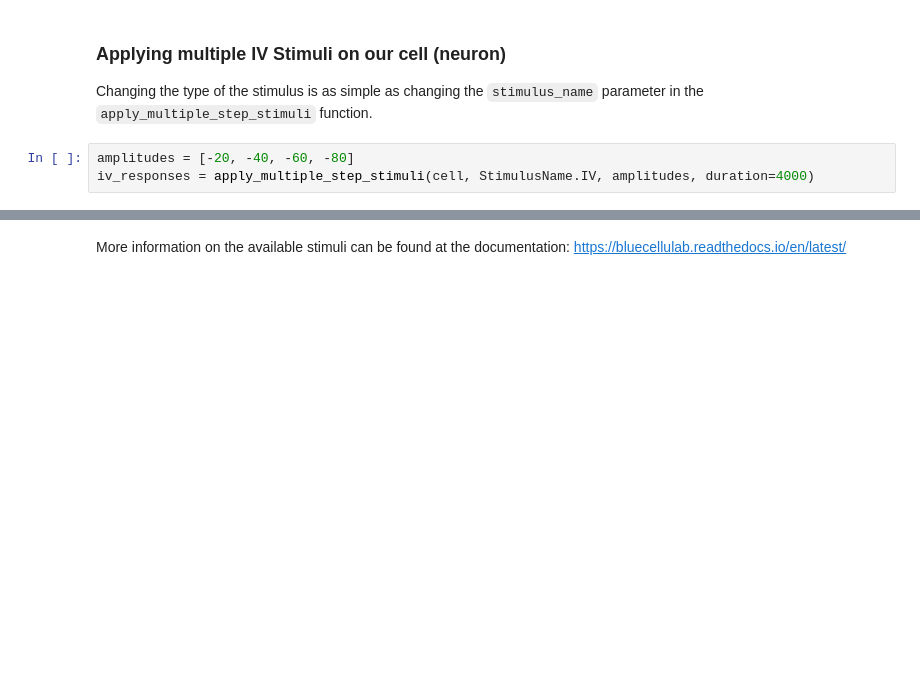
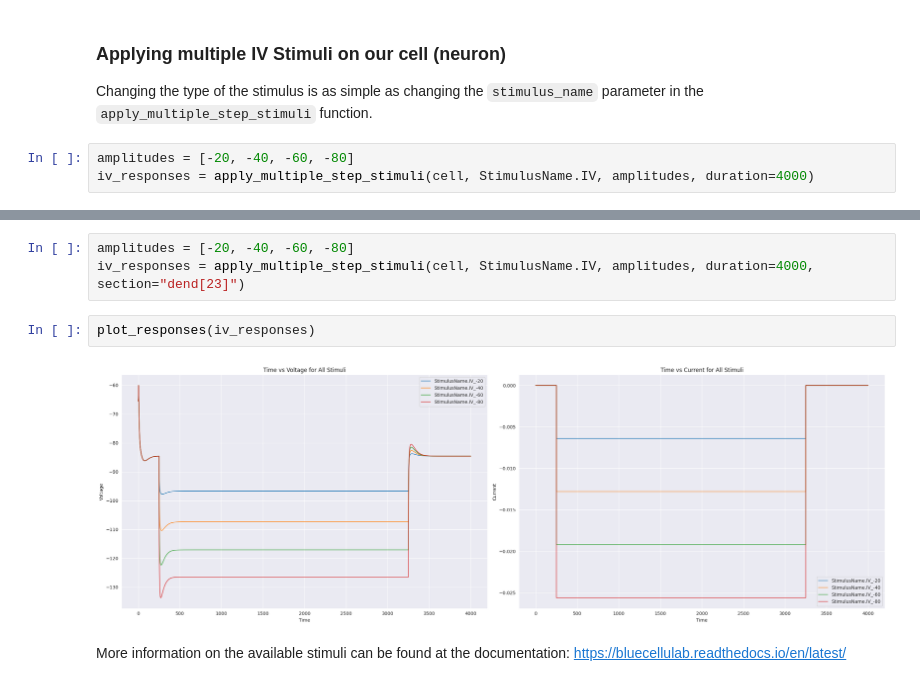
Before and after one commit to BlueBrain/BlueCelluLab, a Jupyter notebook: examples/6-stimuli-sequence/stimuli-sequence.ipynb, the cells around one changed output, grey strips where cells are left out. Saved outputs shown, nothing was run; the diff lists cells and outputs as text; blank space fills up the shorter version.

```diff
--- a/examples/6-stimuli-sequence/stimuli-sequence.ipynb
+++ b/examples/6-stimuli-sequence/stimuli-sequence.ipynb
@@ -103,2 +145,9 @@ plot_responses(iv_responses)
+# %%
+amplitudes = [-20, -40, -60, -80]
+iv_responses = apply_multiple_step_stimuli(cell, StimulusName.IV, amplitudes, duration=4000, section="dend[23]")
+# %%
+plot_responses(iv_responses)
+# %% [output]
+[figure, added]
 # %% [markdown]
 More information on the available stimuli can be found at the documentation: https://bluecellulab.readthedocs.io/en/latest/
```
Also changed, not shown: parts of 7 cells of this notebook, 7 other files.
